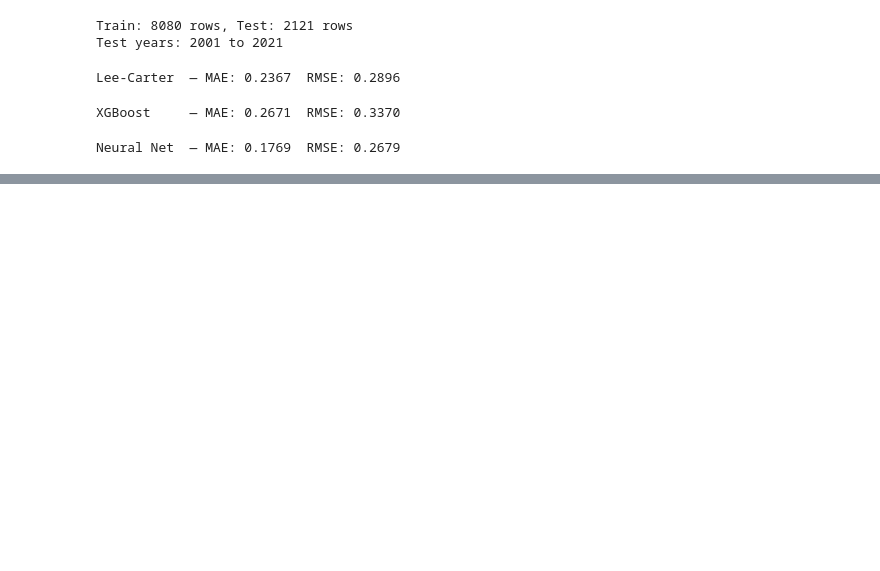
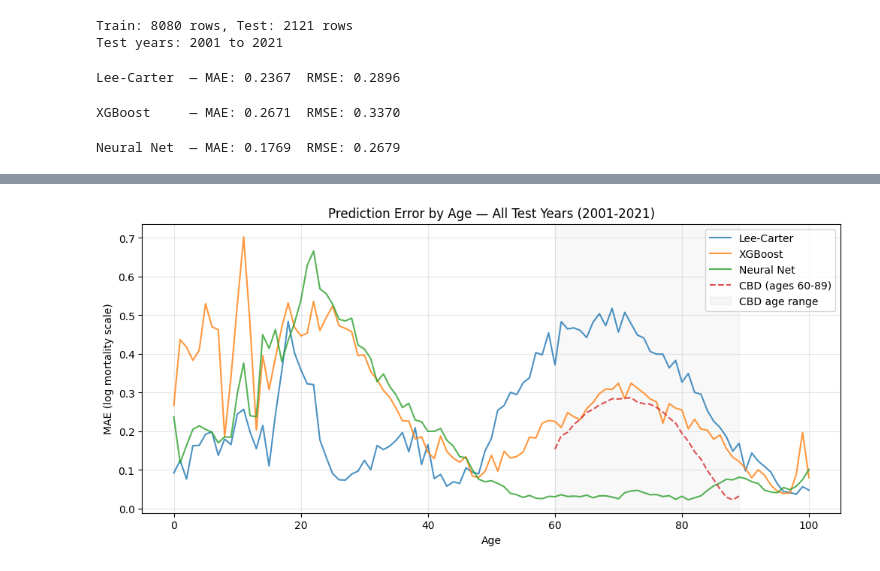
Before and after one commit to DL123890/ML-vs-Actuarial-Methods-Mortality, a Jupyter notebook: notebooks/06_comparisons.ipynb, the cells around one changed output, grey strips where cells are left out. Drawn from its saved outputs; the diff is of its cells as text; code cells hidden in the pictures; blank space fills up the shorter version.

```diff
--- a/notebooks/06_comparisons.ipynb
+++ b/notebooks/06_comparisons.ipynb
@@ -138,0 +324,74 @@ Neural Net  — MAE: 0.1769  RMSE: 0.2679
+# %%
+# ── VISUALISATION 4: ERROR BY AGE ────────────────────────────────────────────
+test_df = df[df['Year'] > 2000].sort_values(['Age', 'Year'])
+test_ages = np.arange(0, 101)
+
+mae_by_age_lc = []
+mae_by_age_xgb = []
+mae_by_age_nn = []
+mae_by_age_cbd = []
+
+for age in test_ages:
+    age_data = test_df[test_df['Age'] == age]
+    if len(age_data) == 0:
+        continue
+
+    actual_age = age_data['log_mx_total'].values
+    test_yrs_age = age_data['Year'].values
+
+    # lee-carter
+    lc_preds = []
+    for yr in test_yrs_age:
+        yr_idx = np.where(test_years == yr)[0][0]
+        lc_preds.append(alpha_lc[age] + beta_lc[age] * kappa_fore[yr_idx])
+
+    # xgboost
+    X_age = np.column_stack([
+        np.full(len(test_yrs_age), age),
+        test_yrs_age,
+        np.full(len(test_yrs_age), np.log1p(age)),
+        np.full(len(test_yrs_age), age**2)
+    ])
+    xgb_preds = model_xgb.predict(X_age)
+
+    # neural net
+    X_age_scaled = scaler.transform(X_age)
+    X_age_t = torch.FloatTensor(X_age_scaled)
+    model_nn.eval()
+    with torch.no_grad():
+        nn_preds = model_nn(X_age_t).numpy()
+
+    mae_by_age_lc.append(mean_absolute_error(actual_age, lc_preds))
+    mae_by_age_xgb.append(mean_absolute_error(actual_age, xgb_preds))
+    mae_by_age_nn.append(mean_absolute_error(actual_age, nn_preds))
+
+    # cbd — only available for ages 60-89
+    if 60 <= age <= 89:
+        cbd_preds = []
+        for i, yr in enumerate(test_yrs_age):
+            yr_idx = np.where(test_years_cbd == yr)[0][0]
+            age_c = age - x_bar
+            pred_logit = kappa1_fore[i] + kappa2_fore[i] * age_c
+            pred_qx = np.exp(pred_logit) / (1 + np.exp(pred_logit))
+            pred_mx = pred_qx / (1 - 0.5 * pred_qx)
+            cbd_preds.append(np.log(pred_mx))
+        mae_by_age_cbd.append((age, mean_absolute_error(actual_age, cbd_preds)))
+
+# plot
+cbd_ages = [x[0] for x in mae_by_age_cbd]
+cbd_maes = [x[1] for x in mae_by_age_cbd]
+
+plt.figure(figsize=(12, 5))
+plt.plot(test_ages, mae_by_age_lc, label='Lee-Carter', alpha=0.8)
+plt.plot(test_ages, mae_by_age_xgb, label='XGBoost', alpha=0.8)
+plt.plot(test_ages, mae_by_age_nn, label='Neural Net', alpha=0.8)
+plt.plot(cbd_ages, cbd_maes, label='CBD (ages 60-89)', alpha=0.8, linestyle='--')
+plt.axvspan(60, 89, alpha=0.05, color='grey', label='CBD age range')
+plt.xlabel('Age')
+plt.ylabel('MAE (log mortality scale)')
+plt.title('Prediction Error by Age — All Test Years (2001-2021)')
+plt.legend()
+plt.grid(True, alpha=0.3)
+plt.show()
+# %% [output]
+[figure, added]
```
Also changed, not shown: parts of 5 cells of this notebook, 1 other file.
